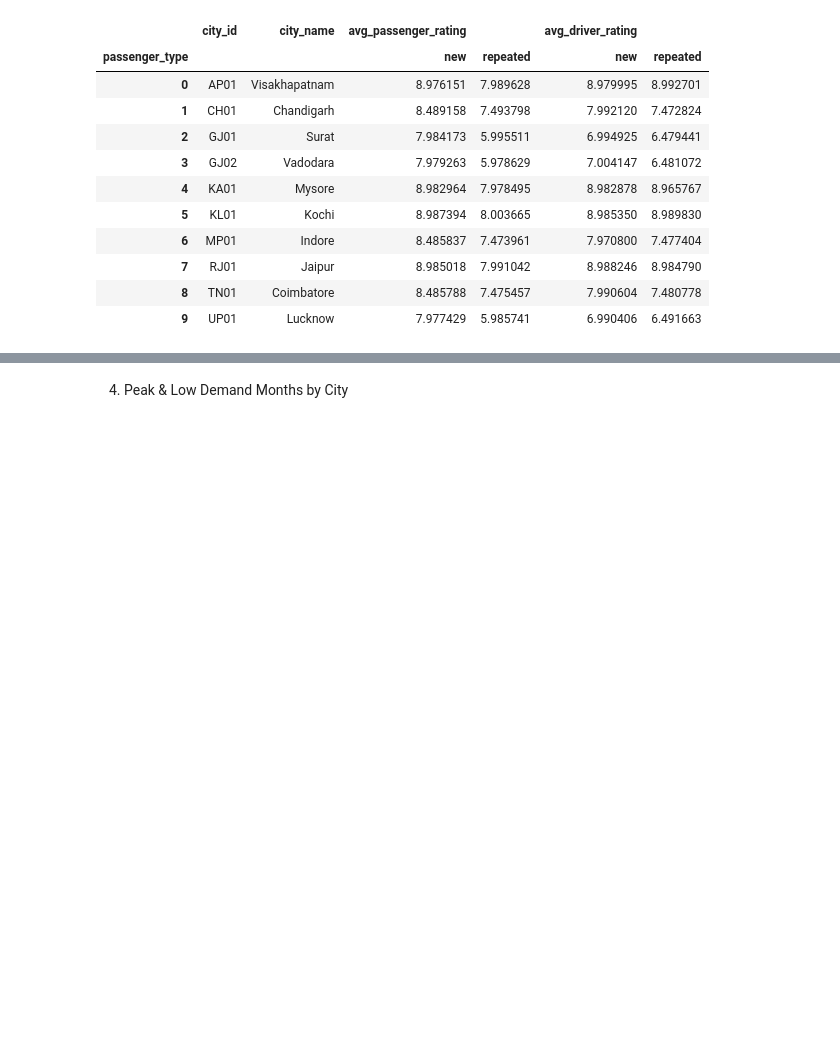
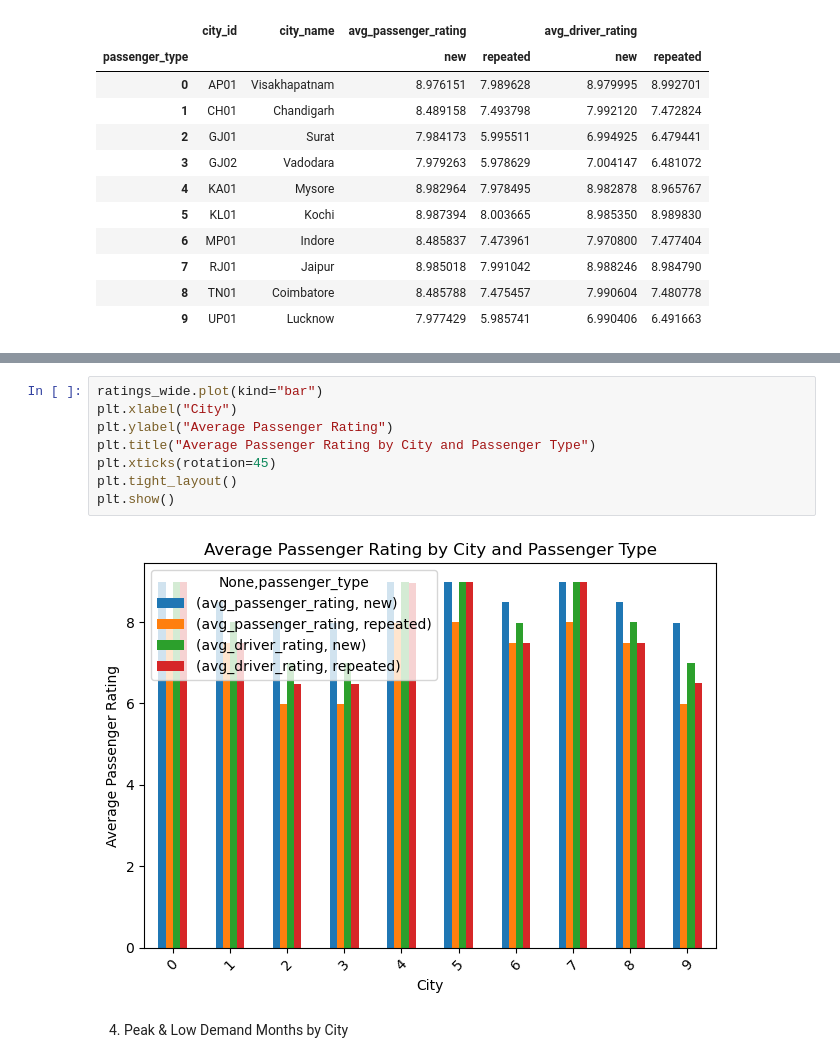
Before and after one commit to SurakshitKapoor/Urban-Mobility-Analytics-ML-Platform, a Jupyter notebook: fare_price_prediction/notebooks/EDA - Primary Asked Questions.ipynb, the cells around one changed output, grey strips where cells are left out. Saved outputs shown, nothing was run; the diff lists cells and outputs as text; blank space fills up the shorter version.

```diff
--- a/fare_price_prediction/notebooks/EDA - Primary Asked Questions.ipynb
+++ b/fare_price_prediction/notebooks/EDA - Primary Asked Questions.ipynb
@@ -185,3 +270,13 @@ ratings_wide
+# %%
+ratings_wide.plot(kind="bar")
+plt.xlabel("City")
+plt.ylabel("Average Passenger Rating")
+plt.title("Average Passenger Rating by City and Passenger Type")
+plt.xticks(rotation=45)
+plt.tight_layout()
+plt.show()
+# %% [output]
+[figure, added]
 # %% [markdown]
 4. Peak & Low Demand Months by City
 # %%
```
Also changed, not shown: parts of 14 cells of this notebook.
